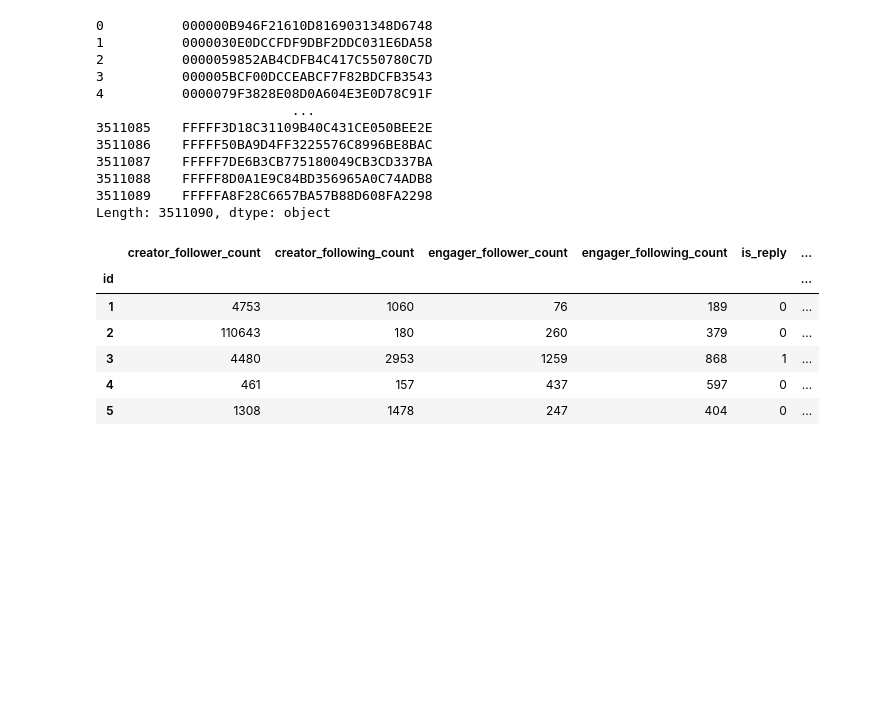
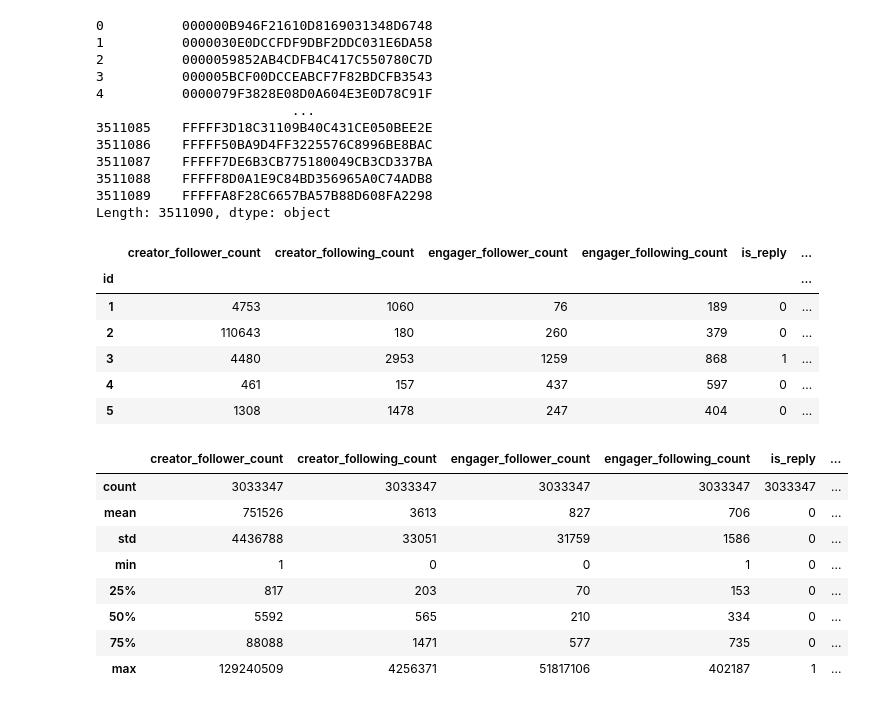
Before and after one commit to RecKIE7/recsys2021-twitter, a Jupyter notebook: analysis/follow_count.ipynb, the cells around one changed output. Drawn from its saved outputs; the diff is of its cells as text; code cells hidden in the pictures; blank space fills up the shorter version.

```diff
--- a/analysis/follow_count.ipynb
+++ b/analysis/follow_count.ipynb
@@ -75,7 +75,7 @@ total_users
 3511089    FFFFFA8F28C6657BA57B88D608FA2298
 Length: 3511090, dtype: object
 # %%
-df = df.rename(columns={'engaged_with_user_id_encode': 'careator_id'})
+df = df.rename(columns={'engaged_with_user_id_encode': 'creator_id'})
 df = df.rename(columns={'enaging_user_id_encode': 'engager_id'})
 df = df.drop('engaged_with_user_id', axis=1)
 df = df.drop('enaging_user_id', axis=1)
@@ -94,3 +94,15 @@ df.head()
 | 3 | 4480 | 2953 | 1259 | 868 | 1 | ... |
 | 4 | 461 | 157 | 437 | 597 | 0 | ... |
 | 5 | 1308 | 1478 | 247 | 404 | 0 | ... |
+# %%
+df.compute().describe().astype(np.int64)
+# %% [output]
+|  | creator_follower_count | creator_following_count | engager_follower_count | engager_following_count | is_reply | ... |
+| count | 3033347 | 3033347 | 3033347 | 3033347 | 3033347 | ... |
+| mean | 751526 | 3613 | 827 | 706 | 0 | ... |
+| std | 4436788 | 33051 | 31759 | 1586 | 0 | ... |
+| min | 1 | 0 | 0 | 1 | 0 | ... |
+| 25% | 817 | 203 | 70 | 153 | 0 | ... |
+| 50% | 5592 | 565 | 210 | 334 | 0 | ... |
+| 75% | 88088 | 1471 | 577 | 735 | 0 | ... |
+| max | 129240509 | 4256371 | 51817106 | 402187 | 1 | ... |
```
Also changed, not shown: parts of 12 cells of this notebook.
